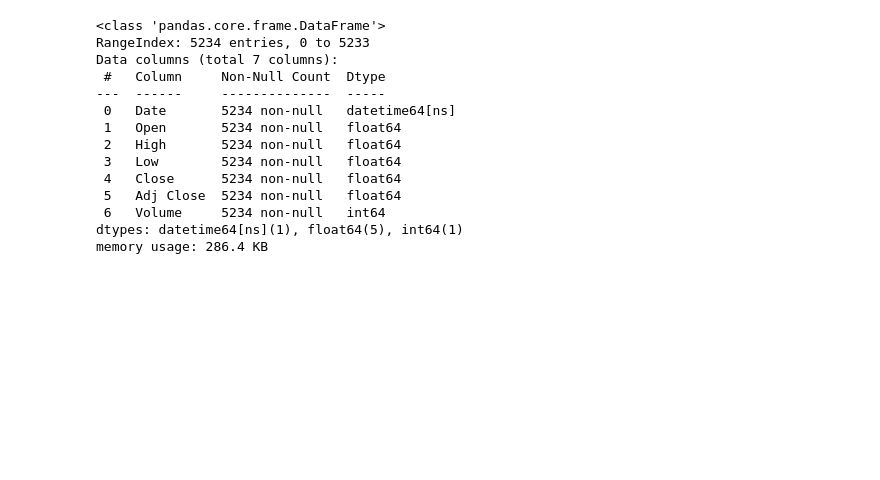
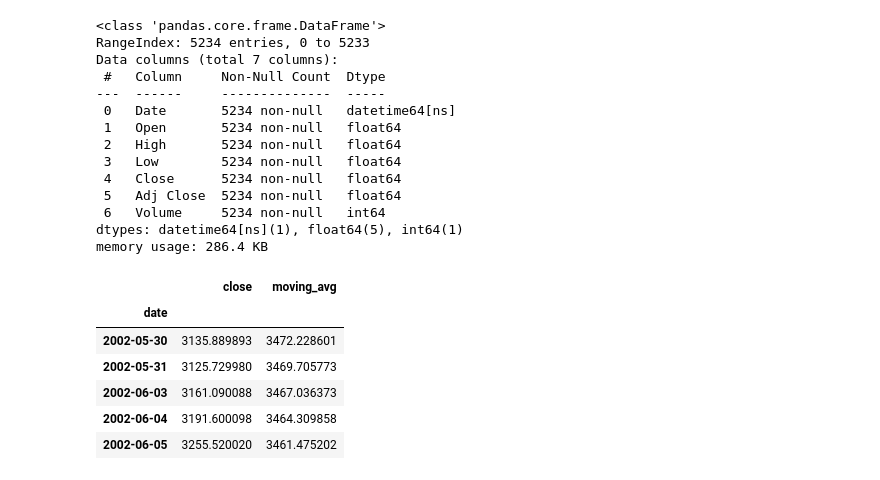
Before and after one commit to chaitsugale/Stock-Market-Prediction-The-Spark-Foundation-, a Jupyter notebook: Stock_Market_Prediction_Using_Numerical_and_Textual_Analysis(The_Spark_Foundation).ipynb, the cells around one changed output. Drawn from its saved outputs; the diff is of its cells as text; code cells hidden in the pictures; blank space fills up the shorter version.

```diff
--- a/Stock_Market_Prediction_Using_Numerical_and_Textual_Analysis(The_Spark_Foundation).ipynb
+++ b/Stock_Market_Prediction_Using_Numerical_and_Textual_Analysis(The_Spark_Foundation).ipynb
@@ -165,0 +173,10 @@ memory usage: 286.4 KB
+# %%
+bse_stock_weekly_moving_avg(70,bse_data).head()
+# %% [output]
+|  | close | moving_avg |
+| date |  |  |
+| 2002-05-30 | 3135.889893 | 3472.228601 |
+| 2002-05-31 | 3125.729980 | 3469.705773 |
+| 2002-06-03 | 3161.090088 | 3467.036373 |
+| 2002-06-04 | 3191.600098 | 3464.309858 |
+| 2002-06-05 | 3255.520020 | 3461.475202 |
```
Also changed, not shown: parts of 3 cells of this notebook.
